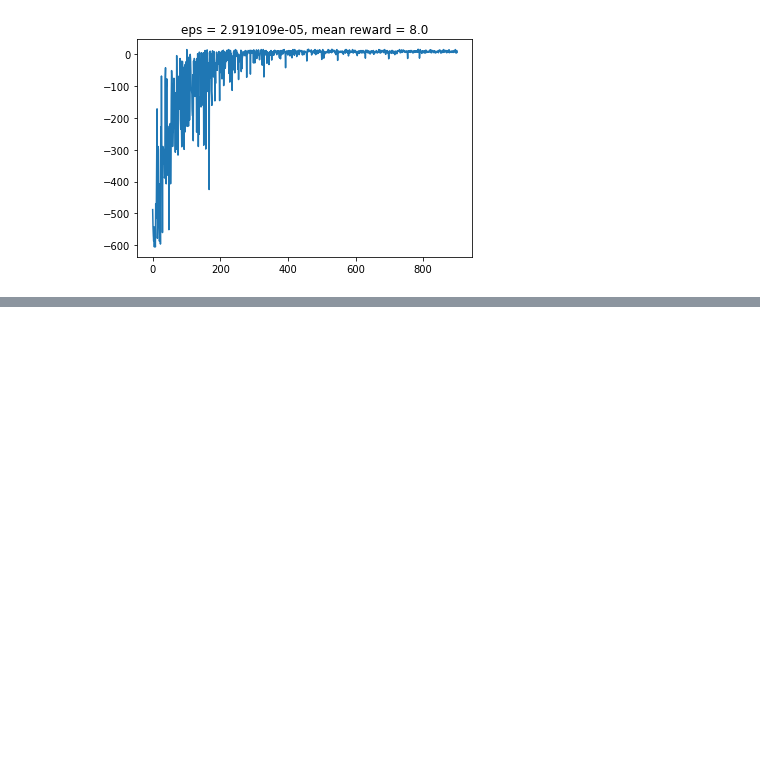
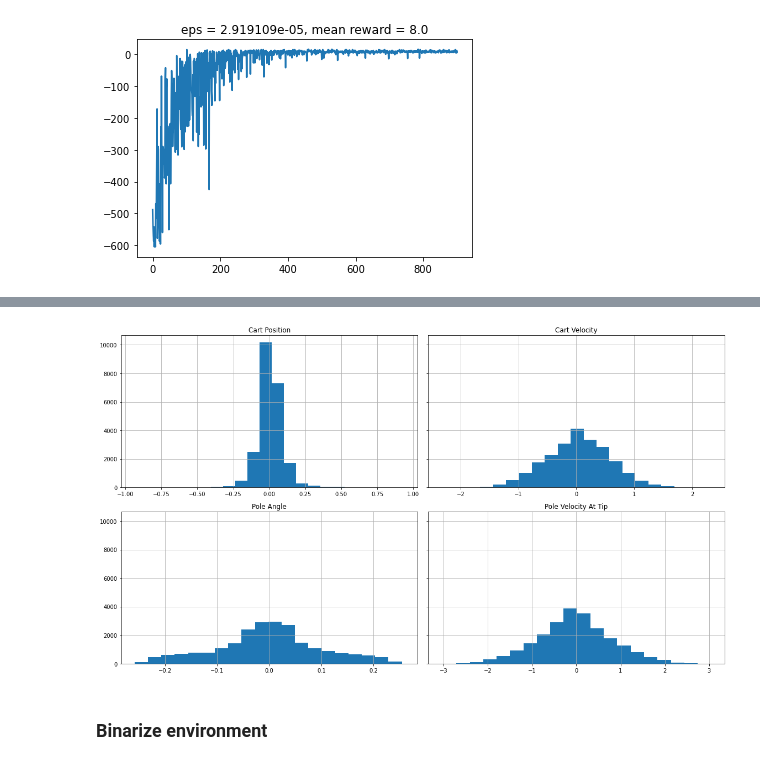
Before and after one commit to Dikshuy/Practical-RL, a Jupyter notebook: week3_model_free/q_learning.ipynb, the cells around one changed output, grey strips where cells are left out. Drawn from its saved outputs; the diff is of its cells as text; code cells hidden in the pictures; blank space fills up the shorter version.

```diff
--- a/week3_model_free/q_learning.ipynb
+++ b/week3_model_free/q_learning.ipynb
@@ -195,0 +216,30 @@ for i in range(1000):
+# %%
+def visualize_cartpole_observation_distribution(seen_observations):
+    seen_observations = np.array(seen_observations)
+
+    # The meaning of the observations is documented in
+    # https://github.com/openai/gym/blob/master/gym/envs/classic_control/cartpole.py
+
+    f, axarr = plt.subplots(2, 2, figsize=(16, 9), sharey=True)
+    for i, title in enumerate(['Cart Position', 'Cart Velocity', 'Pole Angle', 'Pole Velocity At Tip']):
+        ax = axarr[i // 2, i % 2]
+        ax.hist(seen_observations[:, i], bins=20)
+        ax.set_title(title)
+        xmin, xmax = ax.get_xlim()
+        ax.set_xlim(min(xmin, -xmax), max(-xmin, xmax))
+        ax.grid()
+    f.tight_layout()
+# %%
+seen_observations = []
+for _ in range(1000):
+    seen_observations.append(env.reset())
+    done = False
+    while not done:
+        s, r, done, _ = env.step(env.action_space.sample())
+        seen_observations.append(s)
+
+visualize_cartpole_observation_distribution(seen_observations)
+# %% [output]
+[figure, added]
+# %% [markdown]
+### Binarize environment
```
Also changed, not shown: parts of 11 cells of this notebook.
